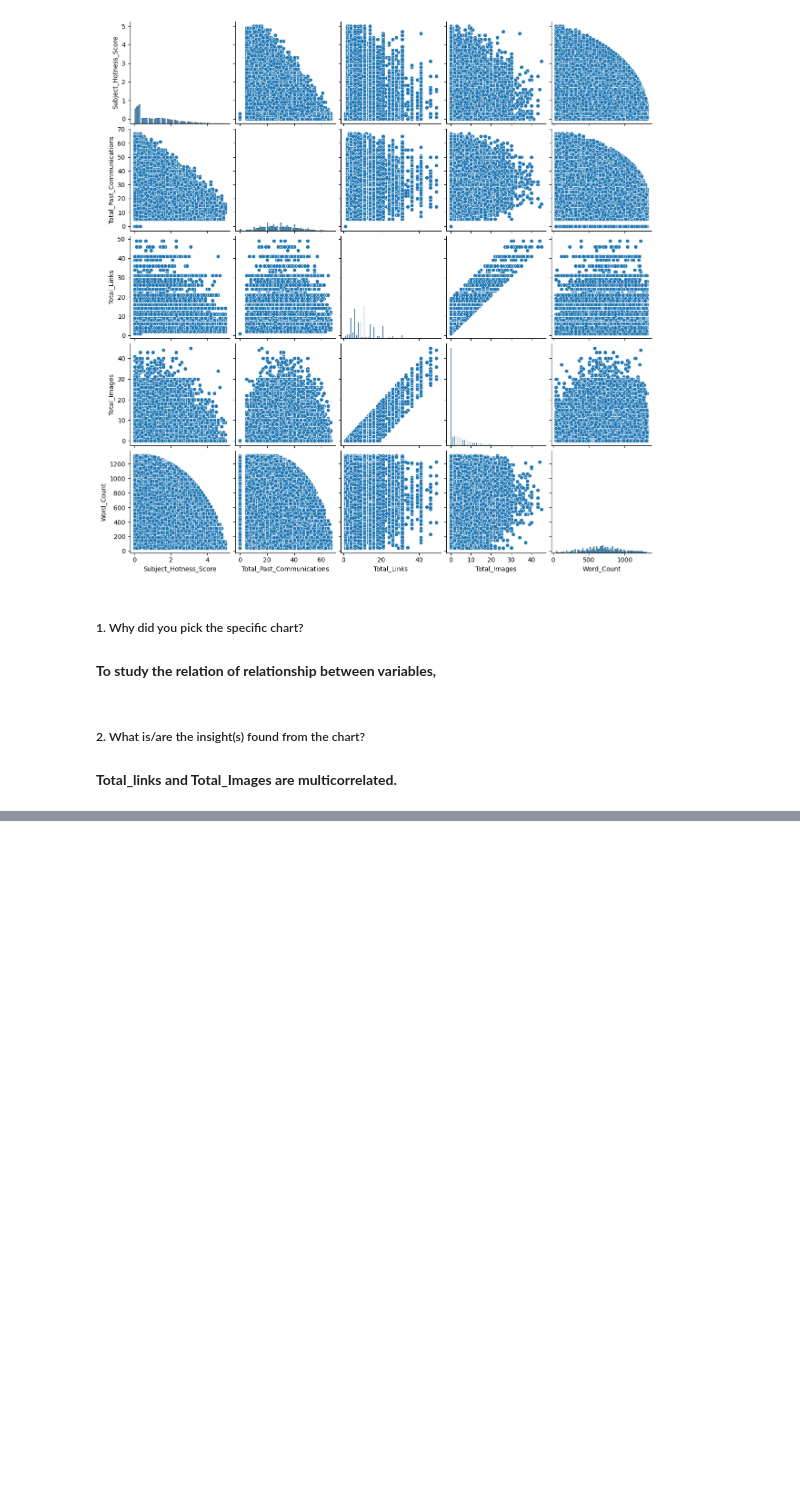
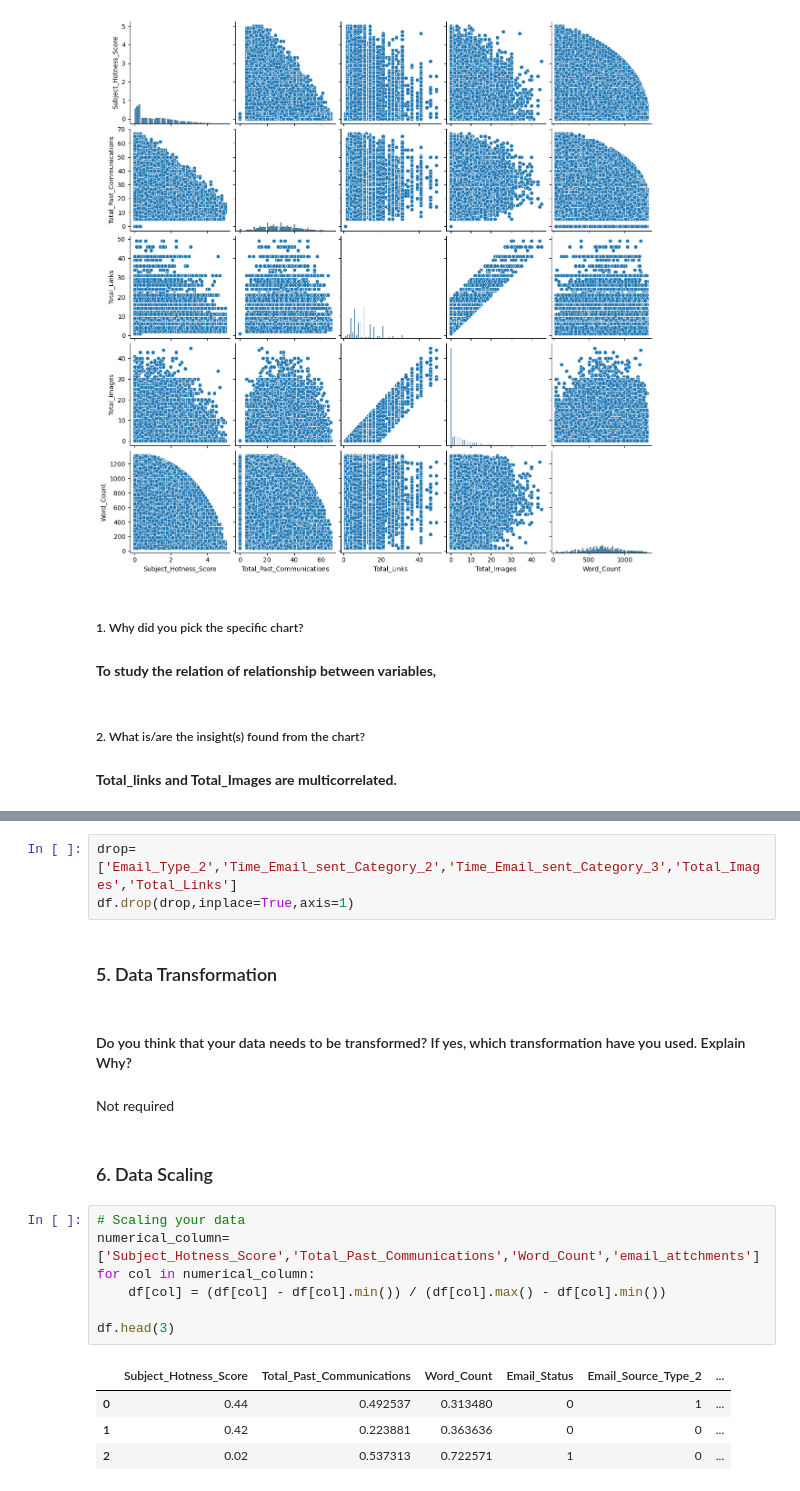
Before and after one commit to dil150898/Email-Campaign-Effectiveness-Prediction, a Jupyter notebook: dil_khush_Email_Campaign_Effectiveness_Prediction_.ipynb, the cells around one changed output, grey strips where cells are left out. Saved outputs shown, nothing was run; the diff lists cells and outputs as text; blank space fills up the shorter version.

```diff
--- a/dil_khush_Email_Campaign_Effectiveness_Prediction_.ipynb
+++ b/dil_khush_Email_Campaign_Effectiveness_Prediction_.ipynb
@@ -755,0 +973,23 @@ sns.pairplot(df_num)
+# %%
+drop=['Email_Type_2','Time_Email_sent_Category_2','Time_Email_sent_Category_3','Total_Images','Total_Links']
+df.drop(drop,inplace=True,axis=1)
+# %% [markdown]
+### 5. Data Transformation
+# %% [markdown]
+#### Do you think that your data needs to be transformed? If yes, which transformation have you used. Explain Why?
+# %% [markdown]
+Not required
+# %% [markdown]
+### 6. Data Scaling
+# %%
+# Scaling your data
+numerical_column=['Subject_Hotness_Score','Total_Past_Communications','Word_Count','email_attchments']
+for col in numerical_column:
+    df[col] = (df[col] - df[col].min()) / (df[col].max() - df[col].min())
+
+df.head(3)
+# %% [output]
+|  | Subject_Hotness_Score | Total_Past_Communications | Word_Count | Email_Status | Email_Source_Type_2 | ... |
+| 0 | 0.44 | 0.492537 | 0.313480 | 0 | 1 | ... |
+| 1 | 0.42 | 0.223881 | 0.363636 | 0 | 0 | ... |
+| 2 | 0.02 | 0.537313 | 0.722571 | 1 | 0 | ... |
```
Also changed, not shown: parts of 50 cells of this notebook.
